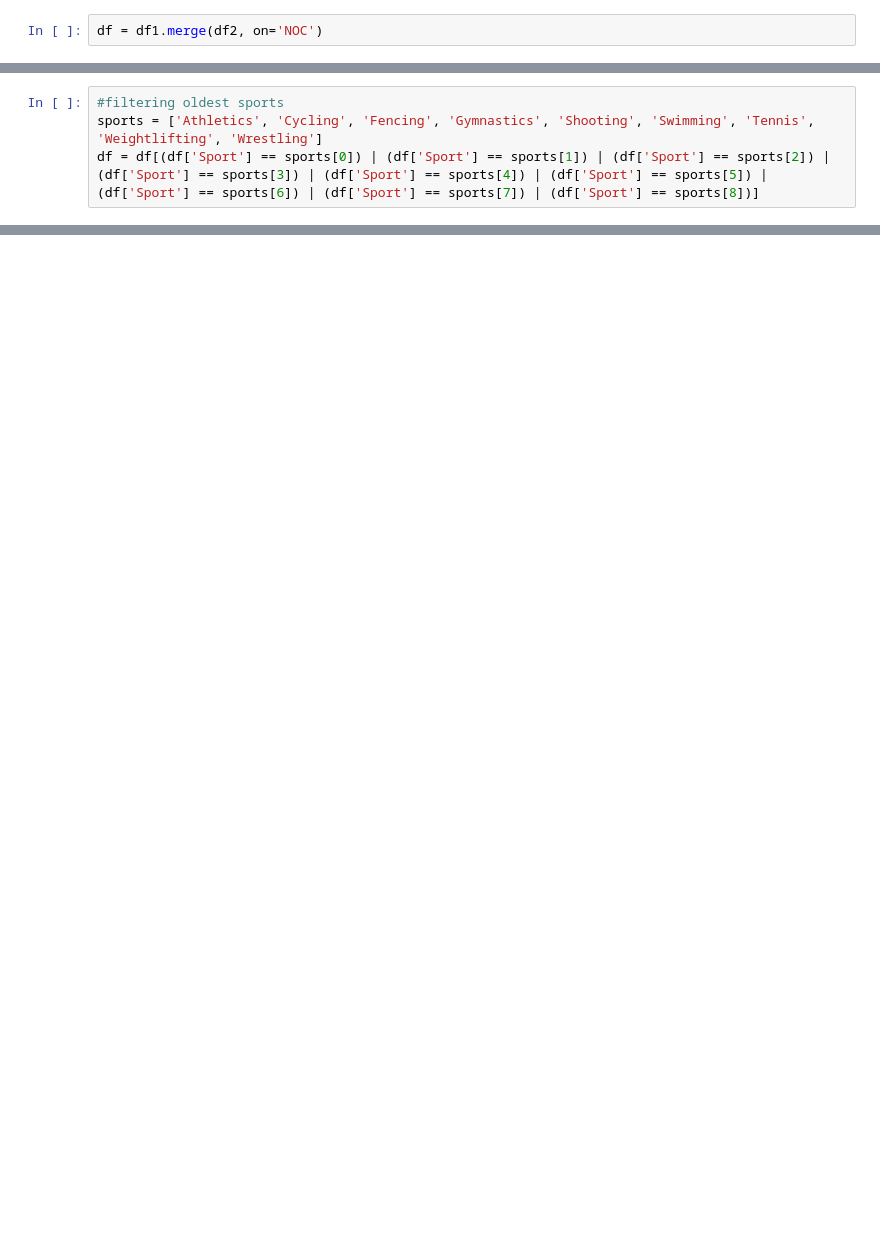
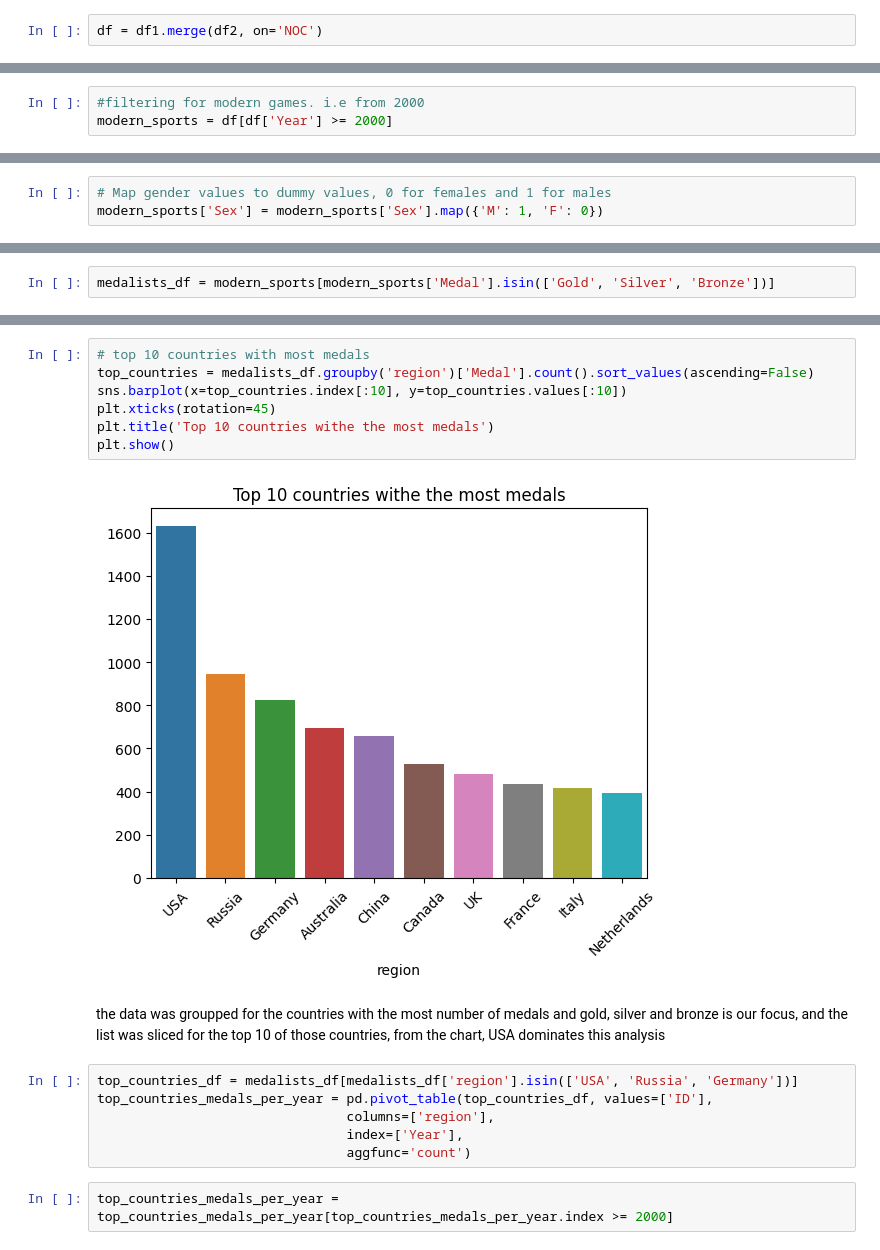
Before and after one commit to dgorgo/Jupyter, a Jupyter notebook: shedrack.ipynb, the cells around one changed output, grey strips where cells are left out. Cells and saved outputs as stored; diff of their text form; blank space fills up the shorter version.

```diff
--- a/shedrack.ipynb
+++ b/shedrack.ipynb
@@ -90,4 +43,0 @@ Text(0.5, 1.0, 'top oldest sports')
-# %%
-#filtering oldest sports
-sports = ['Athletics', 'Cycling', 'Fencing', 'Gymnastics', 'Shooting', 'Swimming', 'Tennis', 'Weightlifting', 'Wrestling']
-df = df[(df['Sport'] == sports[0]) | (df['Sport'] == sports[1]) | (df['Sport'] == sports[2]) | (df['Sport'] == sports[3]) | (df['Sport'] == sports[4]) | (df['Sport'] == sports[5]) | (df['Sport'] == sports[6]) | (df['Sport'] == sports[7]) | (df['Sport'] == sports[8])]
@@ -175,0 +44,3 @@ plt.show()
+# %%
+#filtering for modern games. i.e from 2000
+modern_sports = df[df['Year'] >= 2000]
@@ -175,0 +63,3 @@ plt.show()
+# %%
+# Map gender values to dummy values, 0 for females and 1 for males
+modern_sports['Sex'] = modern_sports['Sex'].map({'M': 1, 'F': 0})
@@ -175,0 +88,2 @@ plt.show()
+# %%
+medalists_df = modern_sports[modern_sports['Medal'].isin(['Gold', 'Silver', 'Bronze'])]
@@ -175,0 +107,19 @@ plt.show()
+# %%
+# top 10 countries with most medals
+top_countries = medalists_df.groupby('region')['Medal'].count().sort_values(ascending=False)
+sns.barplot(x=top_countries.index[:10], y=top_countries.values[:10])
+plt.xticks(rotation=45)
+plt.title('Top 10 countries withe the most medals')
+plt.show()
+# %% [output]
+[figure, added]
+# %% [markdown]
+the data was groupped for the countries with the most number of medals and gold, silver and bronze is our focus, and the list was sliced for the top 10 of those countries, from the chart, USA dominates this analysis
+# %%
+top_countries_df = medalists_df[medalists_df['region'].isin(['USA', 'Russia', 'Germany'])]
+top_countries_medals_per_year = pd.pivot_table(top_countries_df, values=['ID'],
+                                columns=['region'],
+                                index=['Year'],
+                                aggfunc='count')
+# %%
+top_countries_medals_per_year = top_countries_medals_per_year[top_countries_medals_per_year.index >= 2000]
```
Also changed, not shown: parts of 71 cells of this notebook.
